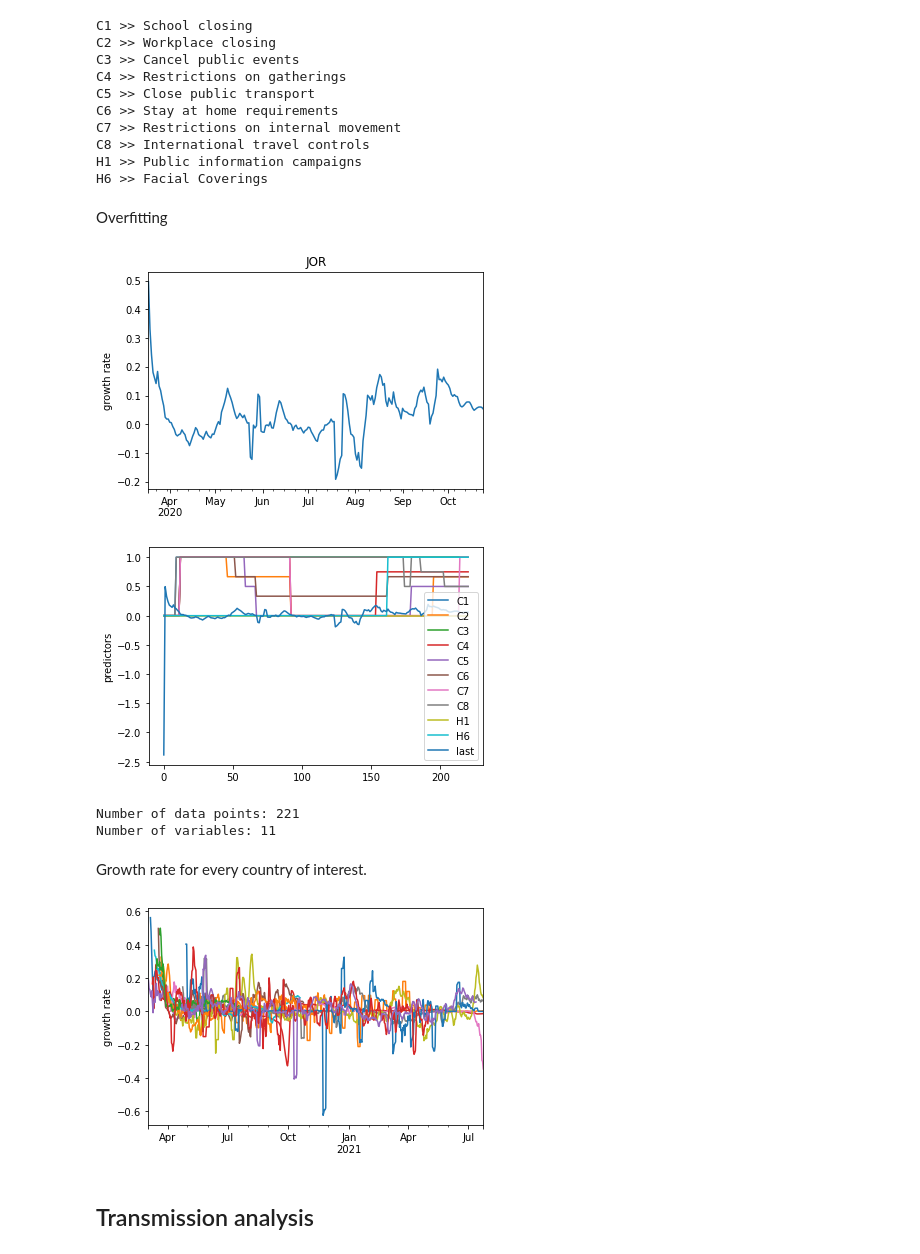
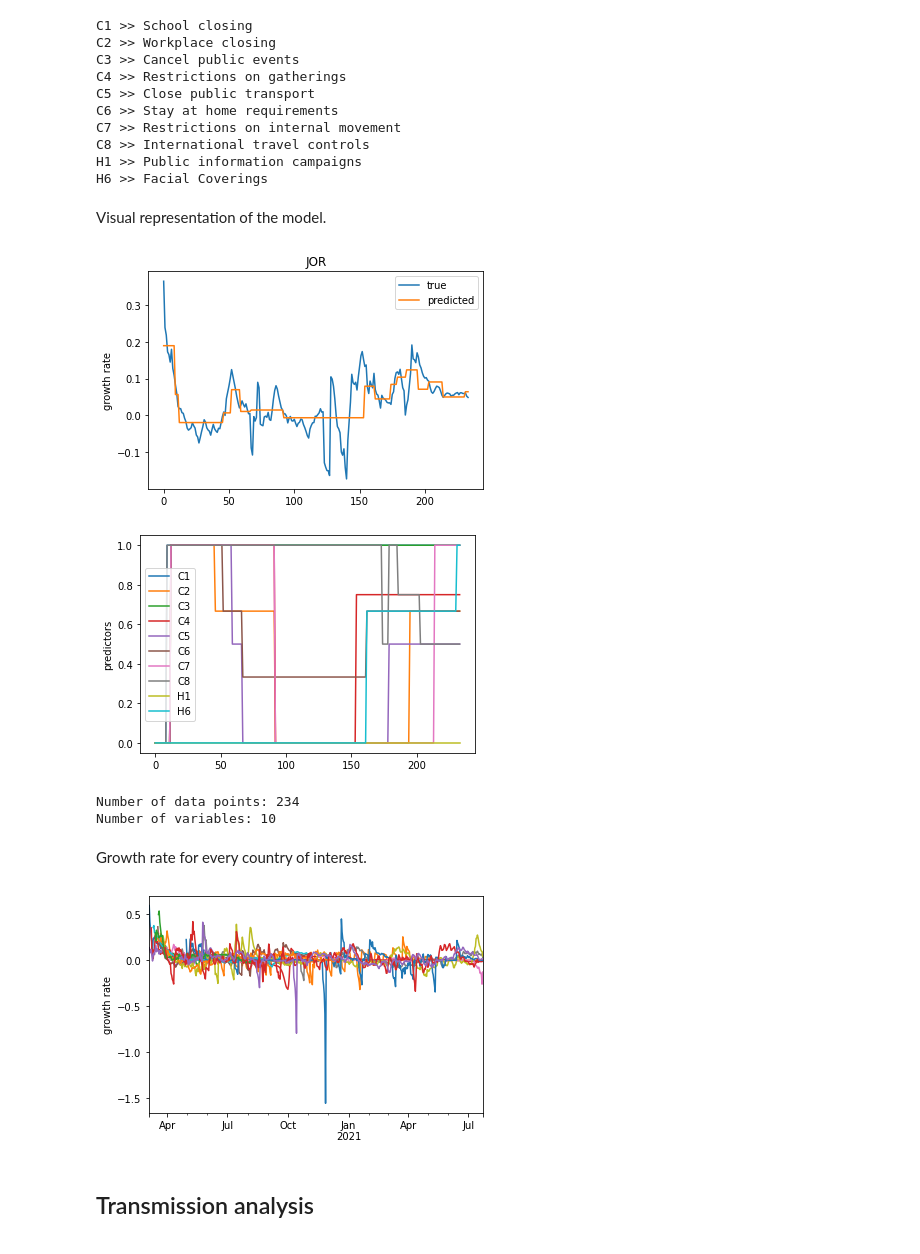
Before and after one commit to alexmadrinanfdez/covid-policy-analysis, a Jupyter notebook: linear-analysis.ipynb, the cells around one changed output. Saved outputs shown, nothing was run; the diff lists cells and outputs as text; code cells hidden in the pictures.

```diff
--- a/linear-analysis.ipynb
+++ b/linear-analysis.ipynb
@@ -233,6 +235,6 @@ cum_deaths
 550 rows × 15 columns
 # %%
-cum_recoveries = jhu_recov[cc_dict.values()]
+cum_recoveries = jhu_recov[cc_dict.values()].rolling(window, min_periods=1, center=True).mean()
 cum_recoveries
 # %% [output]
 | Country/Region | Belgium | Cameroon | Dominican Republic | Egypt | Iraq | Jordan | Mali | Malawi | ... |
@@ -812,5 +772,5 @@ The LARS implementation of Lasso is much faster and it was used for the CV loop.
 # %%
-y_df = gr_smooth
+y_df = gr
 cv_arr = []
 grid = {'tr': [0.1, 0.25, 0.5, 1, 2.5], 'delay': [9, 12, 15, 18, 21]}
 lin = LinearRegression()
@@ -825,6 +785,7 @@ for cc in cc_dict:
       fit = lin.fit(X.values[train_idx], y.values[train_idx])
       kf_score = fit.score(X.values[test_idx], y.values[test_idx])
       cv_kf.append(kf_score)
+      # to do: filter negative values
       score = np.asarray(cv_kf).mean()
     cv_cc.append(score)
   cv_arr.append(cv_cc)
@@ -845,5 +806,5 @@ cv_arr.mean()
 # %%
-y_df = gr_smooth
+y_df = gr
 cv_arr = []
 grid = {'tr': [0.1, 0.25, 0.5, 1, 2.5], 'delay': [9, 12, 15, 18, 21]}
 lasso = LassoCV(cv=KFold(shuffle=True), max_iter=10**5)
@@ -909,7 +870,7 @@ def initial_model(region, tr=1, delay=12, print=False):
   - print (bool) : whether to display results via stdout.
   '''
 
-  X_raw, y_raw = data_from(region, None, tr, delay, gr_smooth)
+  X_raw, y_raw = data_from(region, None, tr, delay, gr)
   X, y = preprocess(X_raw, y_raw)
   coef_names = X.columns.values
 
@@ -974,38 +941,37 @@ C7 >> Restrictions on internal movement
 C8 >> International travel controls
 H1 >> Public information campaigns
 H6 >> Facial Coverings
-# %% [markdown]
-Overfitting
+# %% [markdown]
+Visual representation of the model.
 # %%
-p_t, g_t = data_from(cci, None, 0.5, 12, gr_smooth)
-p_t, g_t = preprocess(p_t, g_t)
-# initial_model(cci)
+model, X, y = initial_model(cci)
 
-g_t.plot()
+plt.plot(y.values, label='true')
+plt.plot(model.predict(X), label='predicted')
 plt.ylabel('growth rate')
 plt.title(cci)
-p_t.plot(legend=True)
+plt.legend()
+X.plot(legend=True)
 plt.ylabel('predictors')
 plt.show()
 
-print('\nNumber of data points:', p_t.shape[0])
-print('Number of variables:', p_t.shape[1])
+print('\nNumber of data points:', X.shape[0])
+print('Number of variables:', X.shape[1])
 # %% [output]
-[figure, old version]
+[figure, new version]
-[figure, old version]
+[figure, new version]
-Number of data points: 221
-Number of variables: 11
+Number of data points: 234
+Number of variables: 10
 # %% [markdown]
 Growth rate for every country of interest.
 # %%
 for cc in cc_dict:
-  p_t, g_t = data_from(cc, t0=None, tr=0.5, t_d=18, y=gr_smooth)
-  p_t, g_t = preprocess(p_t, g_t)
-  g_t.plot()
+  model, X, y = initial_model(cc)
+  y.plot()
 plt.ylabel('growth rate')
 plt.show()
 # %% [output]
-[figure, old version]
+[figure, new version]
 # %% [markdown]
 ## Transmission analysis
 # %% [markdown]
```
Also changed, not shown: parts of 56 cells of this notebook.
